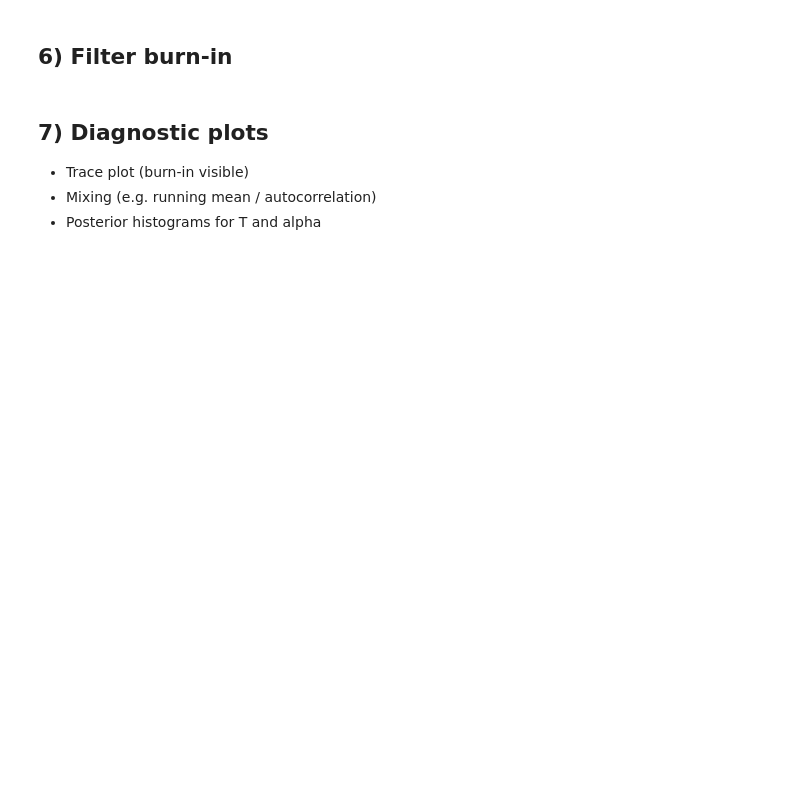
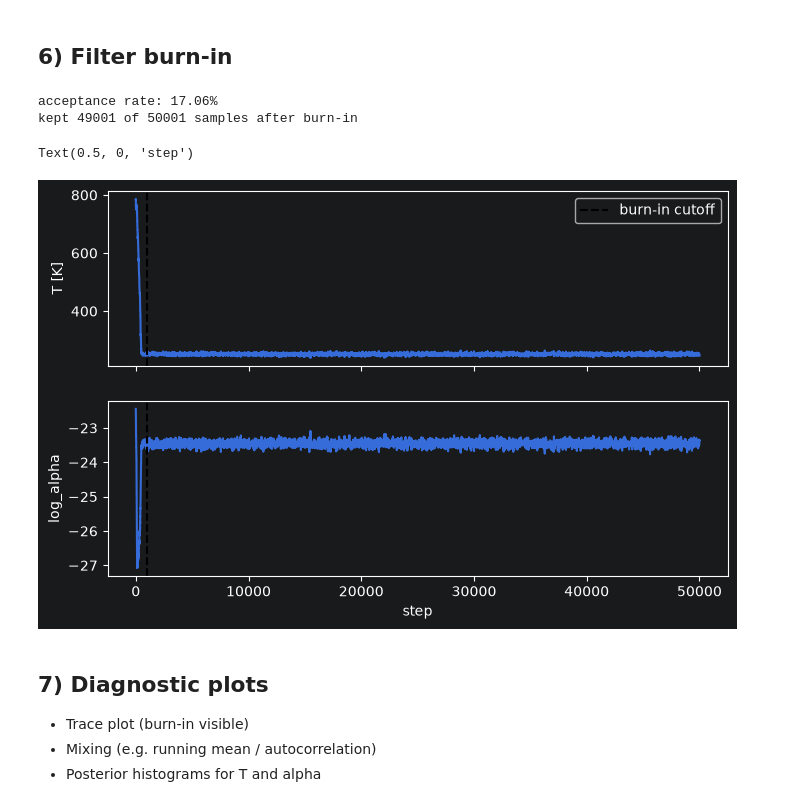
Before and after one commit to Y1nfinity/Astrostatistics, a Jupyter notebook: Lab_2/lab2.ipynb, the cells around one changed output. Cells and saved outputs as stored; diff of their text form; code cells hidden in the pictures; blank space fills up the shorter version.

Commit message:
lab2 full push

```diff
--- a/Lab_2/lab2.ipynb
+++ b/Lab_2/lab2.ipynb
@@ -57,5 +222,37 @@ Run a short chain, check acceptance rate, adjust proposal_sigma and priors as ne
 # %% [markdown]
 ## 6) Filter burn-in
+# %%
+n_steps = 50000
+chain, log_post_chain, accept_rate = run_metropolis(
+    log_posterior, theta0, proposal_sigma, n_steps,
+    seed=0, args=(wavelength, log_flux, log_flux_err),
+)
+print(f"acceptance rate: {accept_rate:.2%}")
+
+burn_in = 1000  # chosen by eye from the Part 5 trace plot (settled by ~step 500-600)
+
+chain_post = chain[burn_in:]
+log_post_chain_post = log_post_chain[burn_in:]
+
+print(f"kept {len(chain_post)} of {len(chain)} samples after burn-in")
+
+# visually confirm the burn-in cutoff against the full trace
+fig, axes = plt.subplots(2, 1, figsize=(8, 5), sharex=True)
+
+axes[0].plot(chain[:, 0])
+axes[0].axvline(burn_in, color="k", linestyle="--", label="burn-in cutoff")
+axes[0].set_ylabel("T [K]")
+axes[0].legend()
+
+axes[1].plot(chain[:, 1])
+axes[1].axvline(burn_in, color="k", linestyle="--")
+axes[1].set_ylabel("log_alpha")
+axes[1].set_xlabel("step")
+# %% [output]
+acceptance rate: 17.06%
+kept 49001 of 50001 samples after burn-in
+Text(0.5, 0, 'step')
+[figure, added]
 # %% [markdown]
 ## 7) Diagnostic plots
 
```
Also changed, not shown: parts of 17 cells of this notebook.
